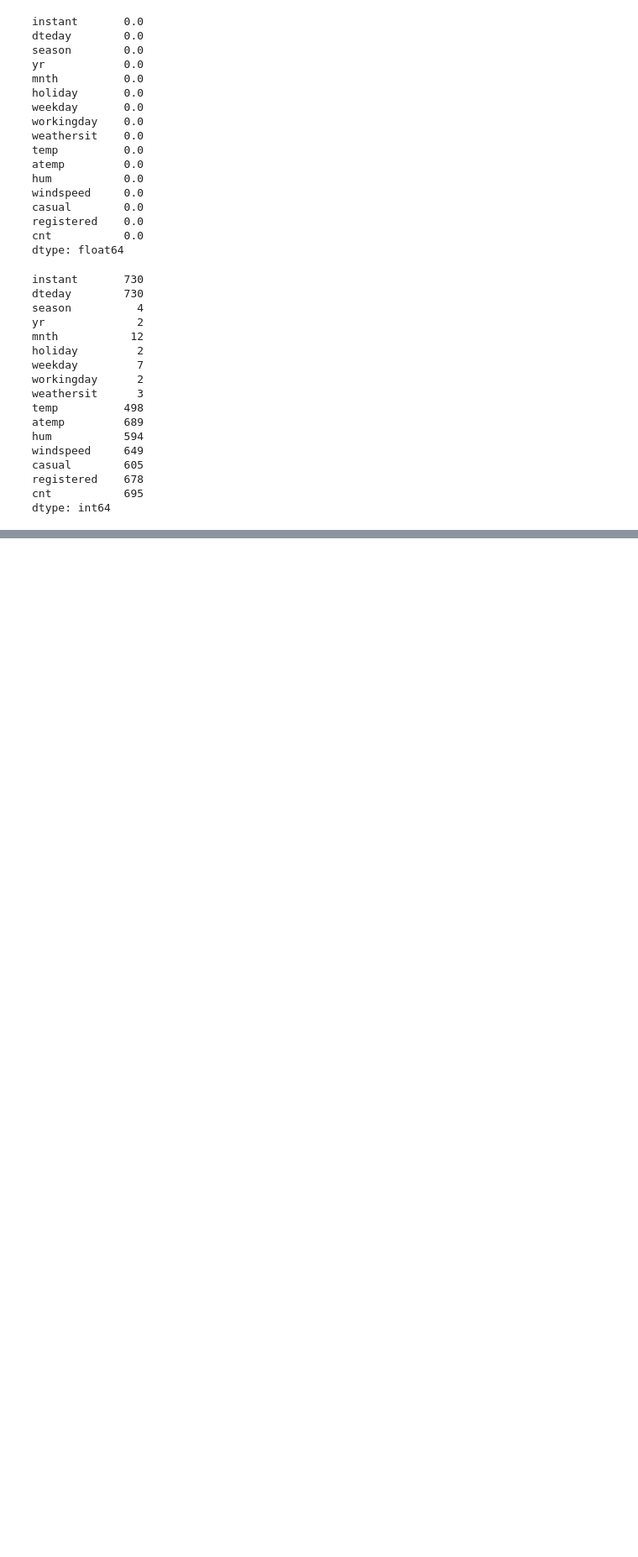
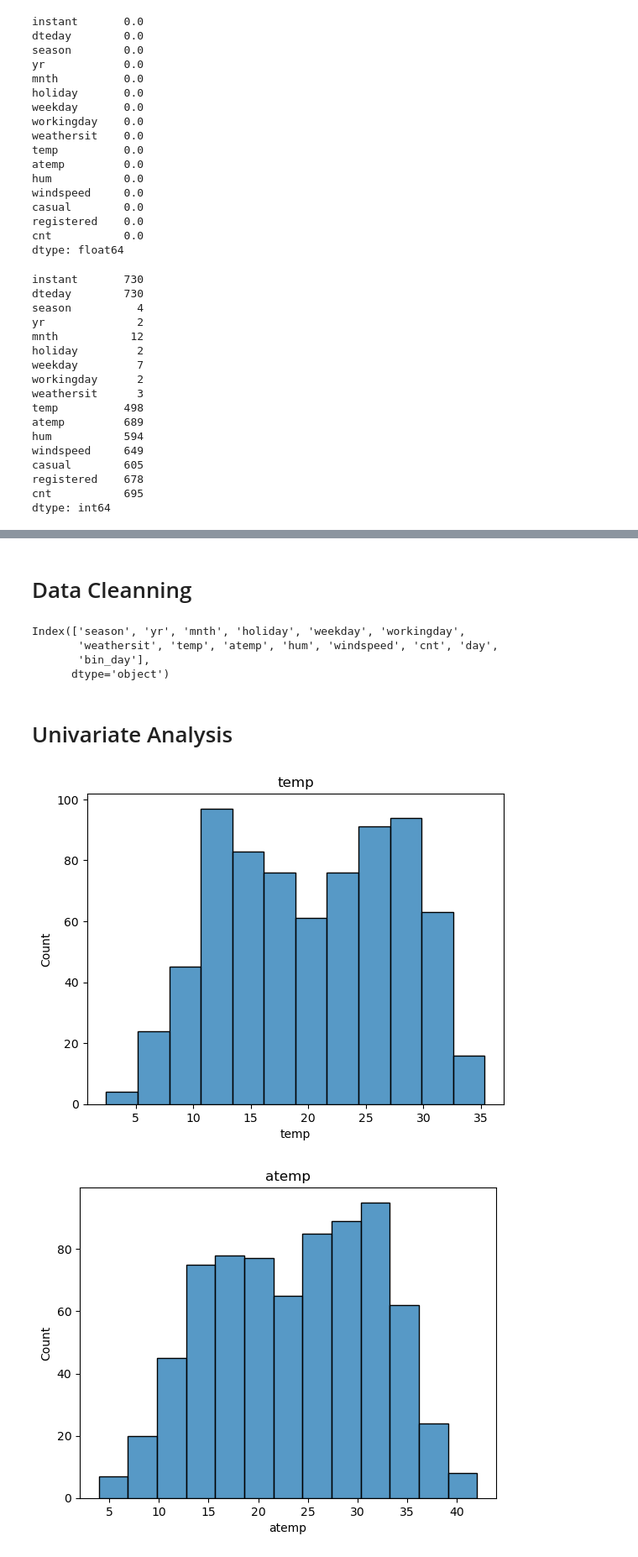
Before and after one commit to AKS-GithubAIML/bike_sharing, a Jupyter notebook: AshishKumarSahoo.ipynb, the cells around one changed output, grey strips where cells are left out. Shown at 84% size. Drawn from its saved outputs; the diff is of its cells as text; code cells hidden in the pictures; blank space fills up the shorter version.

```diff
--- a/AshishKumarSahoo.ipynb
+++ b/AshishKumarSahoo.ipynb
@@ -106,0 +110,5 @@ dtype: int64
+# %%
+# Bin the month day with 3 different category
+bins = [0, 10, 20, 32]
+labels = [1,2,3]
+ds['bin_day'] = pd.cut(ds['day'], bins=bins, labels=labels)
@@ -106,0 +117,13 @@ dtype: int64
+# %%
+# Convert Season values
+ds.season.replace({1:"spring", 2:"summer", 3:"fall", 4:"winter"},inplace = True)
+
+# Convert Weathersit values
+ds.weathersit.replace({1:'good',2:'moderate',3:'bad',4:'severe'},inplace = True)
+
+# Convert Month values
+ds.mnth = ds.mnth.replace({1: 'jan',2: 'feb',3: 'mar',4: 'apr',5: 'may',6: 'jun',
+                  7: 'jul',8: 'aug',9: 'sept',10: 'oct',11: 'nov',12: 'dec'})
+# Convert Weekdays values
+ds.weekday = ds.weekday.replace({0: 'sun',1: 'mon',2: 'tue',3: 'wed',4: 'thu',5: 'fri',6: 'sat'})
+ds.head()
@@ -106,0 +137,37 @@ dtype: int64
+# %% [markdown]
+# Data Cleanning
+# %%
+# Dropping instant as it represent the sequence and its not giving any information about the data.
+ds.drop(['instant'], axis = 1, inplace = True)
+
+# Dropping dteday as we have already have day, month and year columns to work with
+ds.drop(['dteday'], axis = 1, inplace = True)
+
+# Dropping casual and registered columnsa as as we have cnt column which is sum of the both
+ds.drop(['casual'], axis = 1, inplace = True)
+ds.drop(['registered'], axis = 1, inplace = True)
+# %%
+# Final columns
+ds.columns
+# %% [output]
+Index(['season', 'yr', 'mnth', 'holiday', 'weekday', 'workingday',
+       'weathersit', 'temp', 'atemp', 'hum', 'windspeed', 'cnt', 'day',
+       'bin_day'],
+      dtype='object')
+# %%
+# Create list of variable type columns
+cont_cols = ['temp', 'atemp', 'hum', 'windspeed']
+cat_cols = ['season', 'yr', 'mnth', 'holiday', 'weekday', 'workingday', 'weathersit', 'bin_day','day']
+target = ['cnt']
+# %% [markdown]
+# Univariate Analysis
+# %%
+# Draw histplot for the conteneous columns
+
+for col in cont_cols:
+    sns.histplot(ds[col])
+    plt.title(col)
+    plt.show()
+# %% [output]
+[figure, added]
+[figure, added]
```
Also changed, not shown: parts of 76 cells of this notebook.
